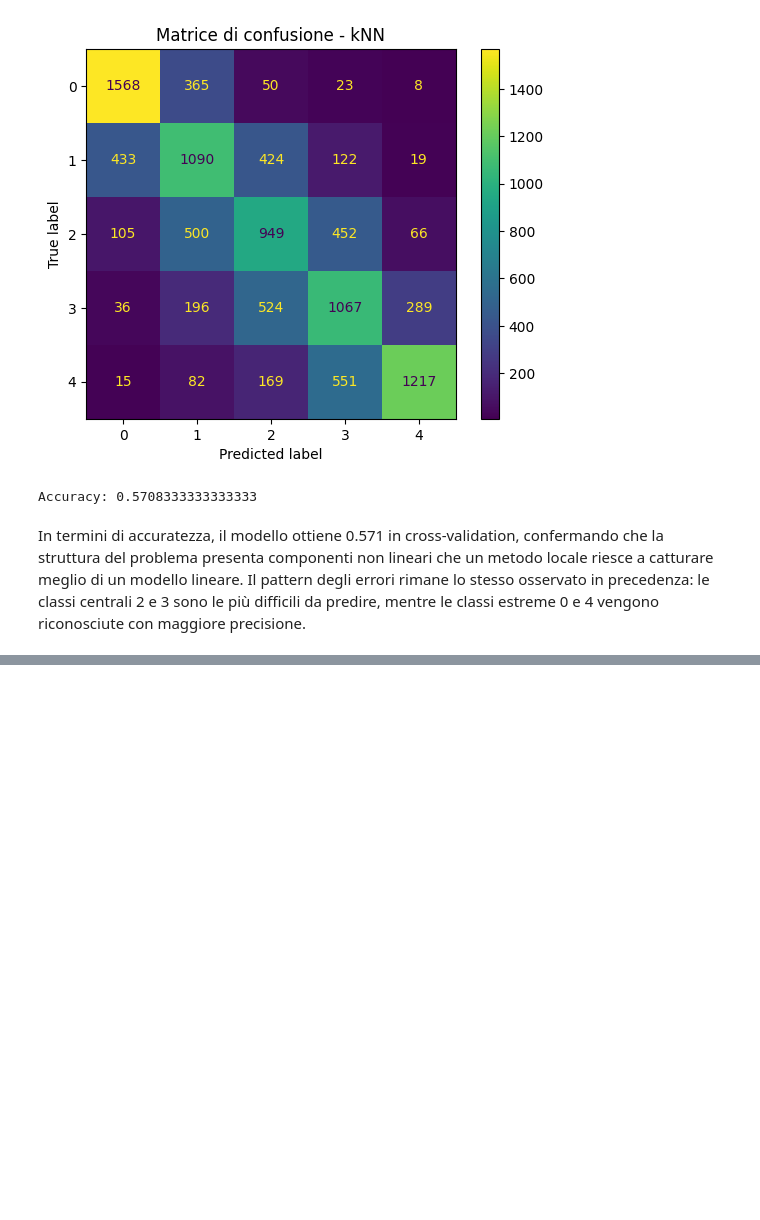
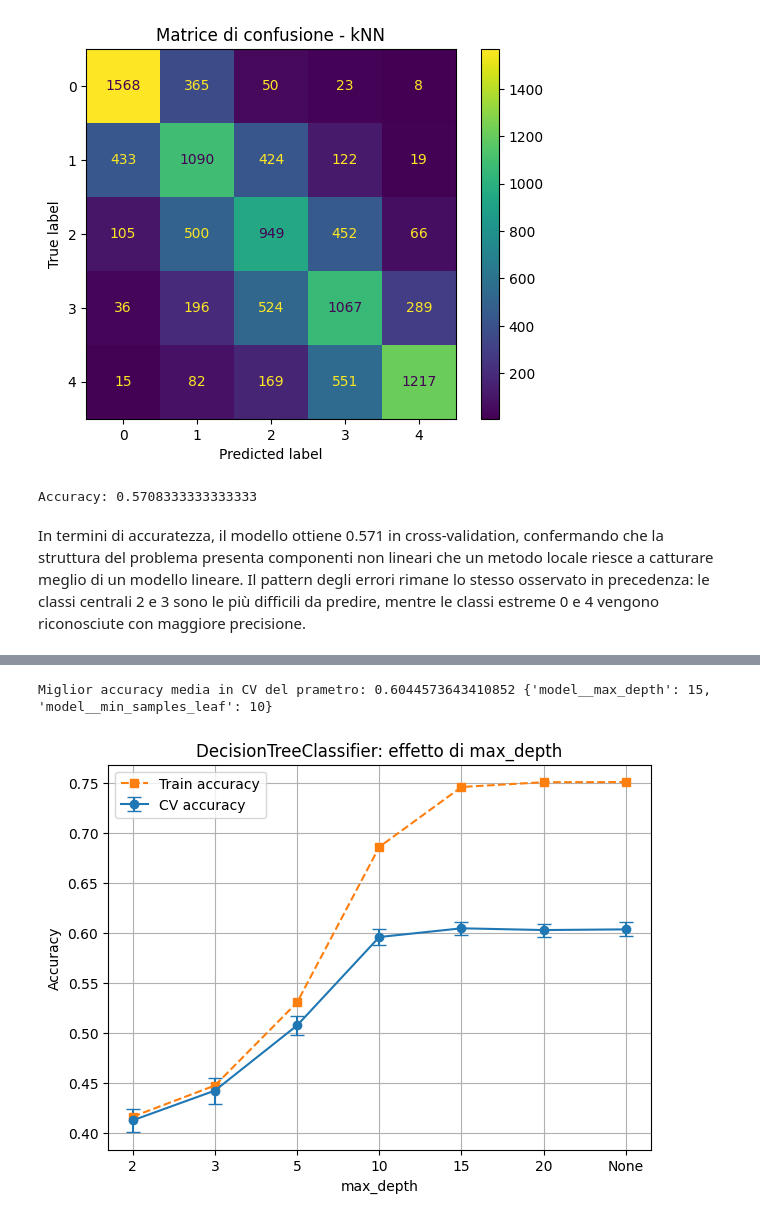
Before and after one commit to iamgiu/Introduzione-al-Data-Science, a Jupyter notebook: Progetto/S6537533_notebook.ipynb, the cells around one changed output, grey strips where cells are left out. Saved outputs shown, nothing was run; the diff lists cells and outputs as text; code cells hidden in the pictures; blank space fills up the shorter version.

Commit message:
Quasi finito Decition Tree

```diff
--- a/Progetto/S6537533_notebook.ipynb
+++ b/Progetto/S6537533_notebook.ipynb
@@ -637,0 +651,19 @@ In termini di accuratezza, il modello ottiene 0.571 in cross-validation, conferm
+# %%
+tree_param_grid = {
+    "model__max_depth": [2, 3, 5, 10, 15, 20, None],
+    "model__min_samples_leaf": [1, 2, 5, 10]
+}
+
+tree_grid = GridSearchCV(
+    estimator=tree_pipeline,
+    param_grid=tree_param_grid,
+    cv=cv,
+    scoring="accuracy",
+    return_train_score=True
+)
+
+tree_grid.fit(X, y)
+
+print("Migliori parametri DecisionTreeClassifier:")
+print(tree_grid.best_params_)
+print("Miglior accuracy media in CV:", tree_grid.best_score_)
@@ -637,0 +691,38 @@ In termini di accuratezza, il modello ottiene 0.571 in cross-validation, conferm
+# %%
+print("Miglior accuracy media in CV del prametro:", tree_grid.best_score_, tree_grid.best_params_)
+# %% [output]
+Miglior accuracy media in CV del prametro: 0.6044573643410852 {'model__max_depth': 15, 'model__min_samples_leaf': 10}
+# %%
+tree_results = tree_grid.cv_results_
+
+depths = tree_param_grid["model__max_depth"]
+depth_labels = [str(d) for d in depths]
+
+means_test = []
+means_train = []
+stds = []
+
+for depth in depths:
+    for p, mean_test, mean_train, std in zip(
+        tree_results["params"],
+        tree_results["mean_test_score"],
+        tree_results["mean_train_score"],
+        tree_results["std_test_score"],
+    ):
+        if p["model__max_depth"] == depth and p["model__min_samples_leaf"] == 10:
+            means_test.append(mean_test)
+            means_train.append(mean_train)
+            stds.append(std)
+            break
+
+plt.figure(figsize=(7, 5))
+plt.errorbar(depth_labels, means_test, yerr=stds, marker="o", capsize=5, label="CV accuracy")
+plt.plot(depth_labels, means_train, marker="s", linestyle="--", label="Train accuracy")
+plt.xlabel("max_depth")
+plt.ylabel("Accuracy")
+plt.title("DecisionTreeClassifier: effetto di max_depth")
+plt.legend()
+plt.grid(True)
+plt.show()
+# %% [output]
+[figure, added]
```
Also changed, not shown: parts of 12 cells of this notebook.
